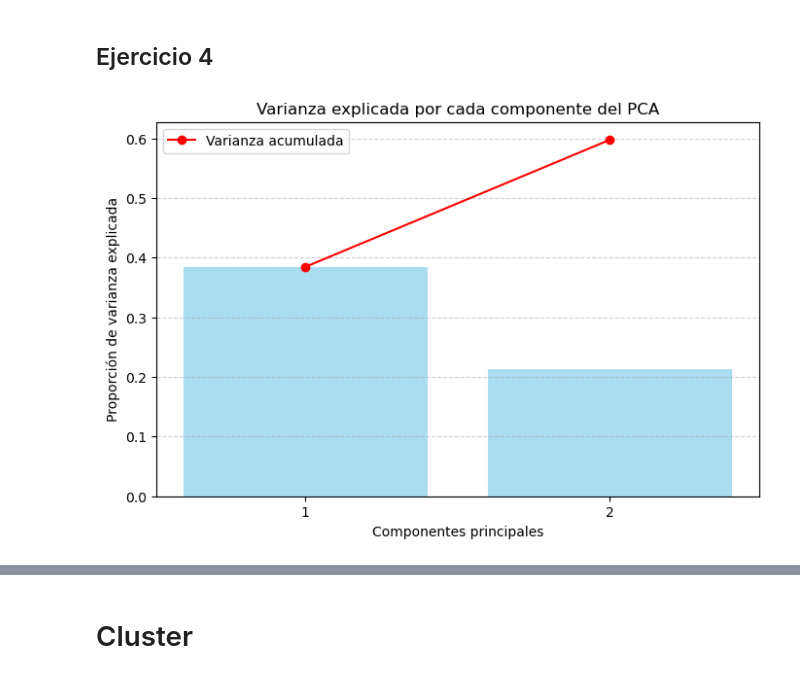
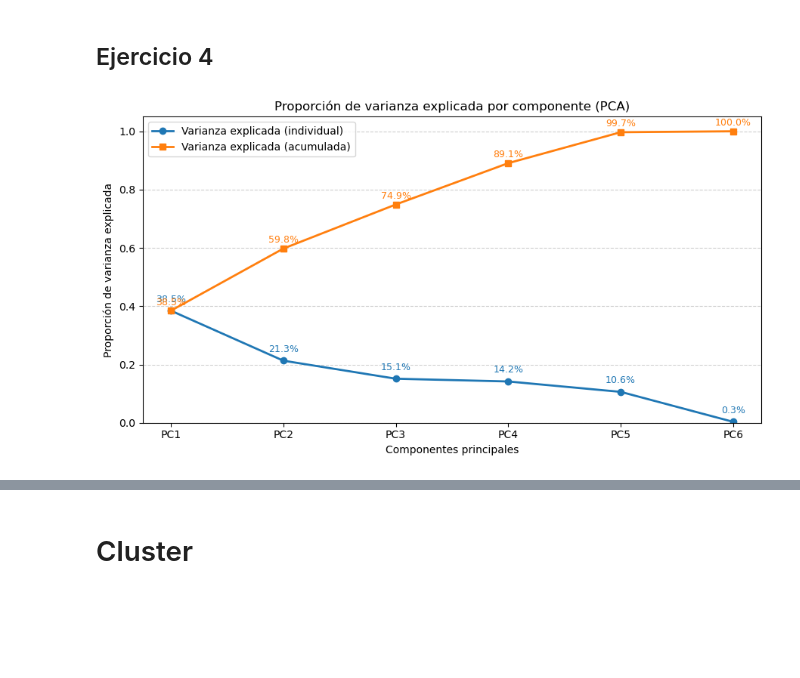
Before and after one commit to mcuenya/CC404-Grupo-T1-2, a Jupyter notebook: TP 2-checkpoint.ipynb, the cells around one changed output, grey strips where cells are left out. Saved outputs shown, nothing was run; the diff lists cells and outputs as text; code cells hidden in the pictures; blank space fills up the shorter version.

Commit message:
Modificacion del grafico de varianzas

```diff
--- a/TP 2-checkpoint.ipynb
+++ b/TP 2-checkpoint.ipynb
@@ -528,7 +528,7 @@ Columna: P_ADECCF
 [ 2.  3.  5.  8.  6.  9.  1.  7. 10.  4.]
 # %%
 # Lista de valores que consideramos como "vacío" o "Ns/Nr"
-valores_a_nan = ["0", "0,0", "Ns/Nr", "Ns./Nr", "", " "]
+valores_a_nan = ["Ns/Nr", "Ns./Nr", "", " "]
 
 # Reemplazamos en todo el dataframe
 # Seleccionamos solo columnas numéricas y de tipo object
@@ -1148,25 +1148,66 @@ plt.show()
 # %% [markdown]
 ## Ejercicio 4
 # %%
-# Varianza explicada por cada componente
-explained_variance = pca.explained_variance_ratio_
 
-plt.figure(figsize=(8,5))
-plt.bar(range(1, len(explained_variance)+1), explained_variance, alpha=0.7, color="skyblue")
-plt.plot(range(1, len(explained_variance)+1), np.cumsum(explained_variance),
-         marker='o', color="red", label="Varianza acumulada")
+# Verificar cuáles variables están disponibles
+vars_exist = [v for v in variables if v in df_final.columns]
+if len(vars_exist) != len(variables):
+    faltantes = set(variables) - set(vars_exist)
+    print("Advertencia: faltan estas variables y serán ignoradas:", faltantes)
 
-# Ejes y estética
+# ---- 2) Preparar la matriz para PCA (eliminar filas con NA en las variables seleccionadas) ----
+df_pca = df_final[vars_exist].dropna()
+if df_pca.shape[0] == 0:
+    raise ValueError("No hay filas sin NA en las variables seleccionadas. Revisa los NA antes de PCA.")
+
+X = df_pca.values
+
+# ---- 3) Estandarizar ----
+scaler = StandardScaler()
+X_scaled = scaler.fit_transform(X)
+
+# ---- 4) PCA con tantos componentes como variables disponibles ----
+n_comp = len(vars_exist)
+pca_full = PCA(n_components=n_comp, random_state=42)
+pca_full.fit(X_scaled)
+
+explained = pca_full.explained_variance_ratio_
+explained_cum = np.cumsum(explained)
+
+# ---- 5) Gráfico: dos líneas (individual y acumulada) ----
+pcs = np.arange(1, n_comp + 1)
+labels = [f"PC{i}" for i in pcs]
+
+plt.figure(figsize=(9,5))
+plt.plot(pcs, explained, marker='o', linewidth=2, label='Varianza explicada (individual)', color='tab:blue')
+plt.plot(pcs, explained_cum, marker='s', linewidth=2, label='Varianza explicada (acumulada)', color='tab:orange')
+
+plt.xticks(pcs, labels)
 plt.xlabel("Componentes principales")
 plt.ylabel("Proporción de varianza explicada")
-plt.title("Varianza explicada por cada componente del PCA")
-plt.xticks(range(1, len(explained_variance)+1))
+plt.ylim(0, 1.05)
+plt.title("Proporción de varianza explicada por componente (PCA)")
+plt.grid(axis='y', linestyle='--', alpha=0.6)
+
+# Anotar porcentajes (ligero offset vertical para evitar superposición)
+ymax = max(explained.max(), explained_cum.max())
+offset = ymax * 0.03
+for i, v in enumerate(explained, start=1):
+    plt.text(i, v + offset, f"{v*100:.1f}%", ha='center', fontsize=9, color='tab:blue')
+for i, v in enumerate(explained_cum, start=1):
+    plt.text(i, v + offset/1.5, f"{v*100:.1f}%", ha='center', fontsize=9, color='tab:orange')
+
 plt.legend()
-plt.grid(axis="y", linestyle="--", alpha=0.6)
+plt.tight_layout()
 plt.show()
 
-# Mostrar los valores exactos
-for i, var in enumerate(explained_variance, 1):
-    print(f"Componente {i}: {var:.2%}")
+# ---- 6) Imprimir valores para pegar en el TP ----
+print("\nVarianza explicada por componente (individual):")
+for i, v in enumerate(explained, 1):
+    print(f"PC{i}: {v:.4f}  ({v*100:.2f}%)")
+
+print("\nVarianza explicada acumulada:")
+for i, v in enumerate(explained_cum, 1):
+    print(f"PC1..PC{i}: {v:.4f}  ({v*100:.2f}%)")
 # %% [output]
-[figure, old version]
+[figure, new version]
```
Also changed, not shown: parts of 1 cell of this notebook.
